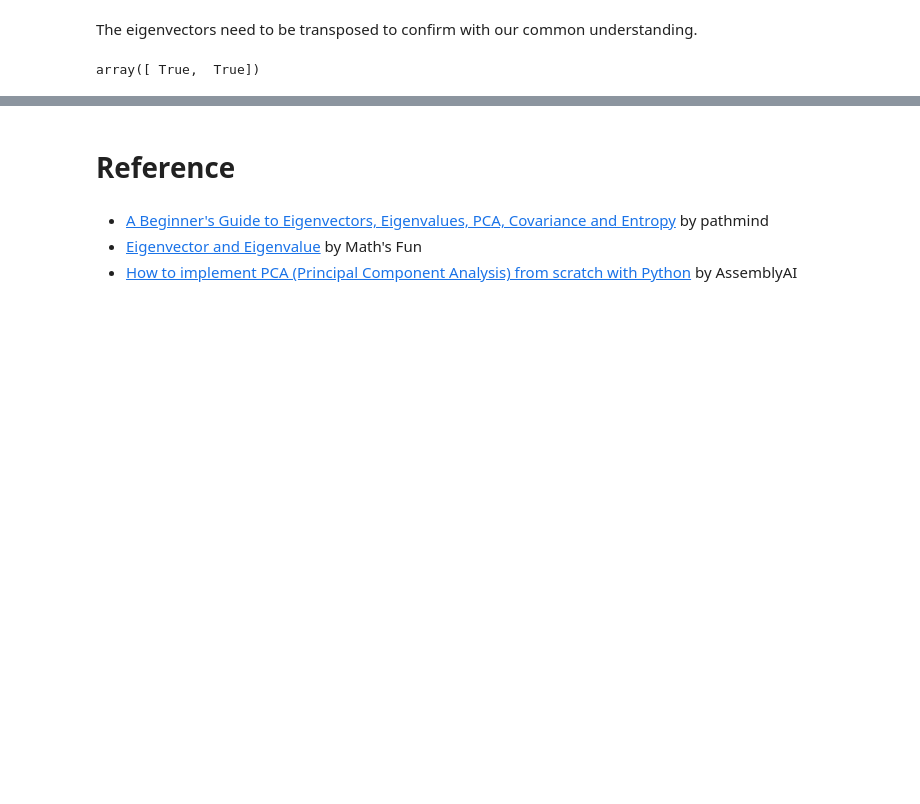
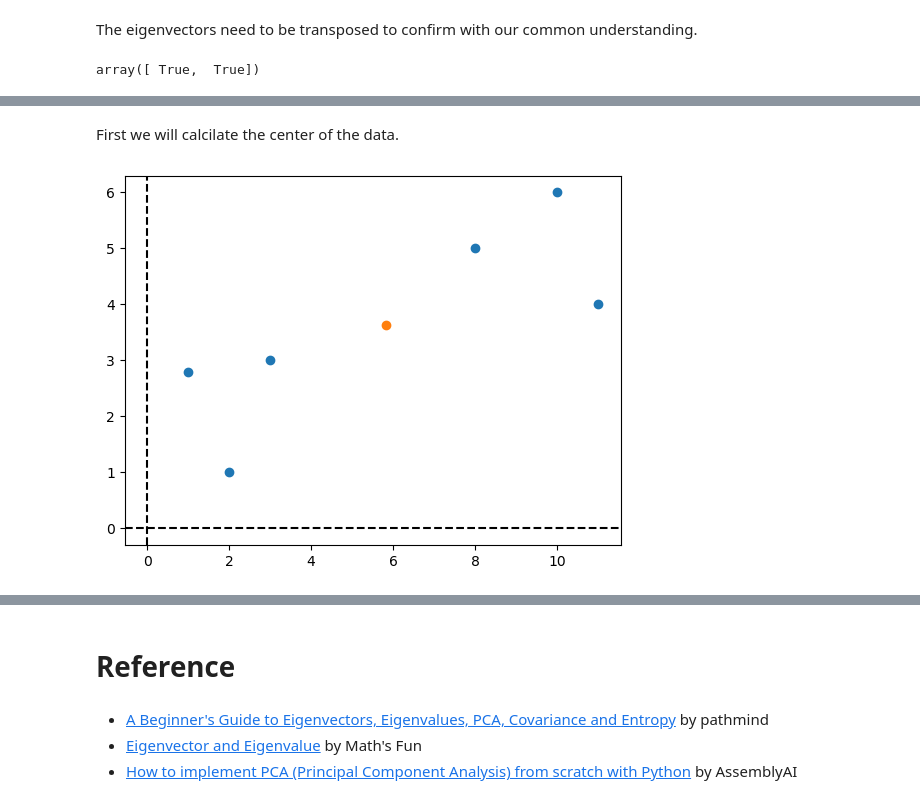
Before and after one commit to danjelito/ml-from-scratch, a Jupyter notebook: pca.ipynb, the cells around one changed output, grey strips where cells are left out. Cells and saved outputs as stored; diff of their text form; code cells hidden in the pictures; blank space fills up the shorter version.

```diff
--- a/pca.ipynb
+++ b/pca.ipynb
@@ -195,0 +228,10 @@ array([ True,  True])
+# %% [markdown]
+First we will calcilate the center of the data.
+# %%
+plt.scatter(dataset["gene_1"], dataset["gene_2"])
+plt.scatter(dataset.mean().values[0], dataset.mean().values[1])
+plt.axhline(y=0, color='black', linestyle='--')  # x-axis
+plt.axvline(x=0, color='black', linestyle='--')  # y-axis
+plt.show()
+# %% [output]
+[figure, added]
```
Also changed, not shown: parts of 8 cells of this notebook.
